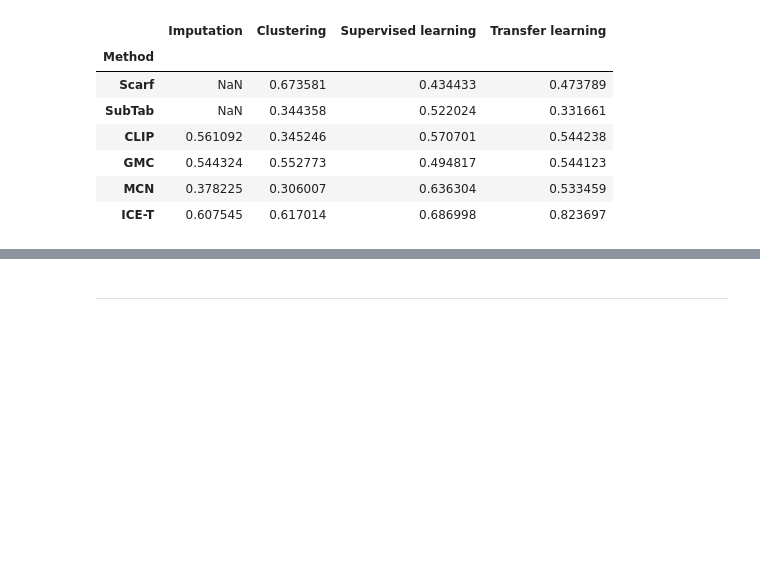
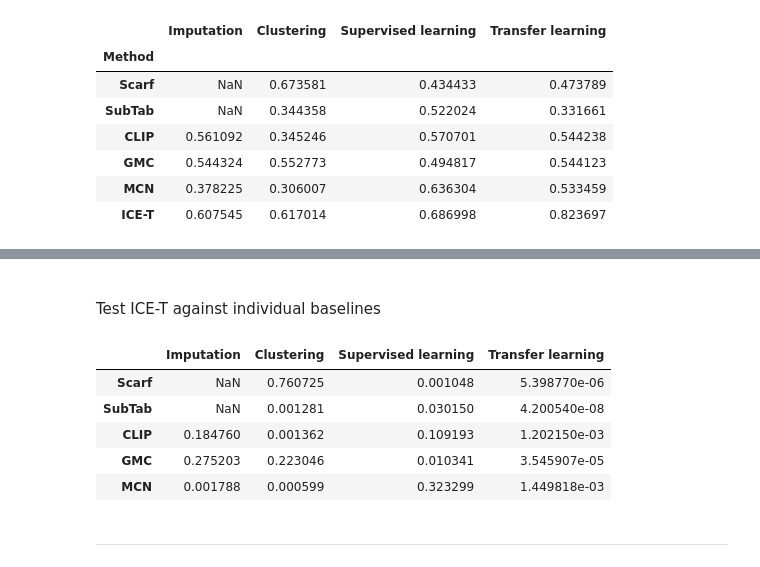
Before and after one commit to tomastokar/ICET, a Jupyter notebook: experiments_summary.ipynb, the cells around one changed output, grey strips where cells are left out. Saved outputs shown, nothing was run; the diff lists cells and outputs as text; code cells hidden in the pictures; blank space fills up the shorter version.

```diff
--- a/experiments_summary.ipynb
+++ b/experiments_summary.ipynb
@@ -546,0 +557,19 @@ grand_table
+# %%
+baselines = ['Scarf', 'SubTab', 'CLIP', 'GMC', 'MCN']
+
+pvals_collectively = {}
+stats_collectively = {}
+for task, perf in performance_relative.items():
+    a = performance_relative[task]['ICE-T'].values
+    b = performance_relative[task][baselines].values.flatten()
+    test = ttest_ind(
+        a, b,
+        alternative = 'greater',
+        equal_var = False,
+        nan_policy = 'omit'
+    )
+    pval = test.pvalue
+    stat = test.statistic
+
+    pvals_collectively[task] = pval
+    stats_collectively[task] = stat
@@ -546,0 +594,36 @@ grand_table
+# %% [markdown]
+<br>
+
+Test ICE-T against individual baselines
+# %%
+baselines = ['Scarf', 'SubTab', 'CLIP', 'GMC', 'MCN']
+
+pairwise_pvals = {}
+for task, perf in performance_relative.items():
+    res = {}
+    for baseline in baselines:
+        if (task != 'Imputation') | (baseline not in ['Scarf', 'SubTab']):
+            a = performance_relative[task]['ICE-T']
+            b = performance_relative[task][baseline]
+            test = ttest_rel(
+                a, b,
+                alternative = 'greater',
+                nan_policy = 'omit'
+            )
+            pval = test.pvalue
+        else:
+            pval = np.nan
+
+        res[baseline] = pval
+    pairwise_pvals[task] = pd.Series(res)
+
+pairwise_pvals = pd.concat(pairwise_pvals, axis = 1)
+# %%
+pairwise_pvals
+# %% [output]
+|  | Imputation | Clustering | Supervised learning | Transfer learning |
+| Scarf | NaN | 0.760725 | 0.001048 | 5.398770e-06 |
+| SubTab | NaN | 0.001281 | 0.030150 | 4.200540e-08 |
+| CLIP | 0.184760 | 0.001362 | 0.109193 | 1.202150e-03 |
+| GMC | 0.275203 | 0.223046 | 0.010341 | 3.545907e-05 |
+| MCN | 0.001788 | 0.000599 | 0.323299 | 1.449818e-03 |
```
Also changed, not shown: parts of 8 cells of this notebook, 3 other files.
